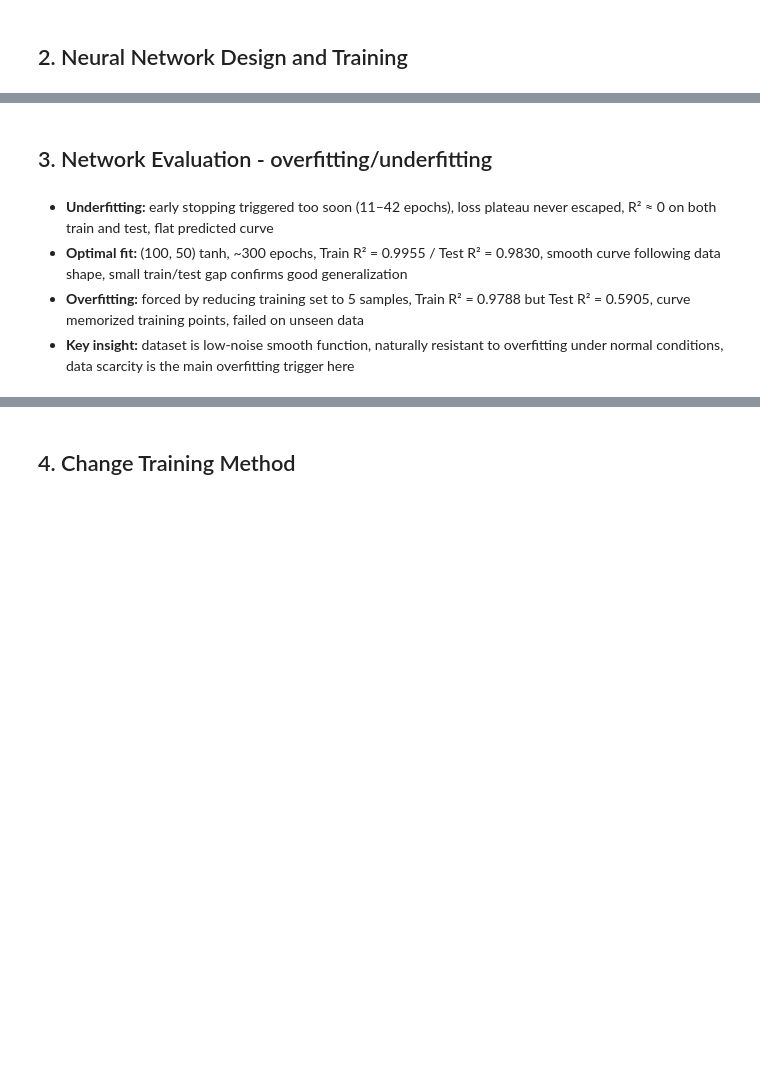
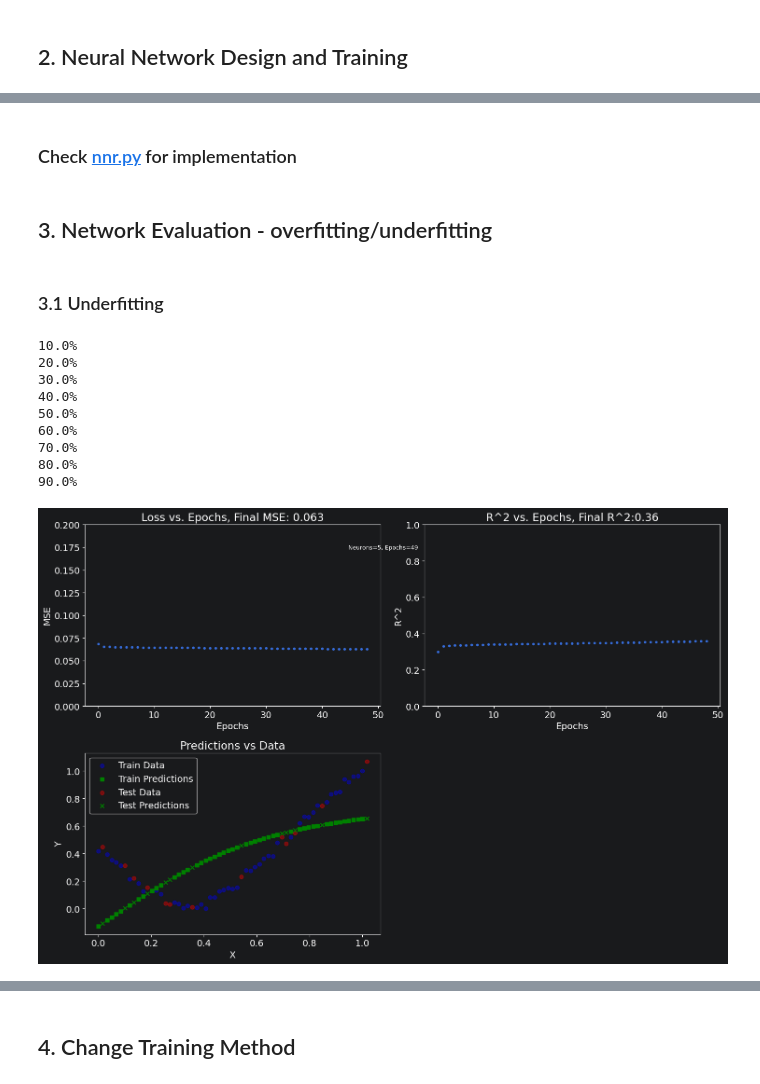
Before and after one commit to druidmentalized/MIWTutorials, a Jupyter notebook: Project3/regression.ipynb, the cells around one changed output, grey strips where cells are left out. Cells and saved outputs as stored; diff of their text form; code cells hidden in the pictures; blank space fills up the shorter version.

```diff
--- a/Project3/regression.ipynb
+++ b/Project3/regression.ipynb
@@ -11,11 +15,12 @@ from visualizer import plot_regression_results as visualize
 ## 1. Data Loading and Splitting
 # %%
 # Random
-rs = 67 # SIX SEVEN
+rs = 67  # SIX SEVEN
 
 # Loading data
-XX = "dane/dane9.txt"
-X, y = load_data(XX)
+XX = 11
+path = f"dane/dane{XX}.txt"
+X, y = load_data(path)
 
 # Splitting
 X_train, X_test, y_train, y_test = normalize_data(train_test_split(X, y, test_size=0.2, random_state=rs))
@@ -26,5 +28,0 @@ X_train, X_test, y_train, y_test = normalize_data(train_test_split(X, y, test_si
-# %%
-regressor_batch_underfitting = MLPRegressor(hidden_layer_sizes=(100, 50), activation="tanh", max_iter=500, random_state=rs)
-regressor_batch_underfitting.fit(X_train, y_train)
-
-visualize(regressor_batch_underfitting, X_train, y_train, X_test, y_test, title="Regressor batch underfitting")
@@ -33,5 +28,0 @@ visualize(regressor_batch_underfitting, X_train, y_train, X_test, y_test, title=
-# %%
-regressor_batch_optimal = MLPRegressor(hidden_layer_sizes=(100, 50), activation="tanh", max_iter=2100, n_iter_no_change=100, random_state=rs)
-regressor_batch_optimal.fit(X_train, y_train)
-
-visualize(regressor_batch_optimal, X_train, y_train, X_test, y_test, title="Regressor batch optimal")
@@ -48,7 +29,22 @@ visualize(regressor_batch_overfit, X_train_tiny, y_train_tiny, X_test, y_test, t
+# %% [markdown]
+### Check [nnr.py](nn/nnr.py) for implementation
 # %% [markdown]
 ## 3. Network Evaluation - overfitting/underfitting
-# %% [markdown]
-- **Underfitting:** early stopping triggered too soon (11–42 epochs), loss plateau never escaped, R² ≈ 0 on both train and test, flat predicted curve
-- **Optimal fit:** (100, 50) tanh, ~300 epochs, Train R² = 0.9955 / Test R² = 0.9830, smooth curve following data shape, small train/test gap confirms good generalization
-- **Overfitting:** forced by reducing training set to 5 samples, Train R² = 0.9788 but Test R² = 0.5905, curve memorized training points, failed on unseen data
-- **Key insight:** dataset is low-noise smooth function, naturally resistant to overfitting under normal conditions, data scarcity is the main overfitting trigger here
+# %% [markdown]
+### 3.1 Underfitting
+# %%
+nn_underfit = NeuralNetworkRegression(hidden_size=5)
+nn_underfit.train(X_train, y_train, epochs=50)
+
+visualize(nn_underfit, X_train, y_train, X_test, y_test, title="Regressor batch underfitting")
+# %% [output]
+10.0%
+20.0%
+30.0%
+40.0%
+50.0%
+60.0%
+70.0%
+80.0%
+90.0%
+[figure, added]
```
Also changed, not shown: parts of 13 cells of this notebook, 3 other files.
